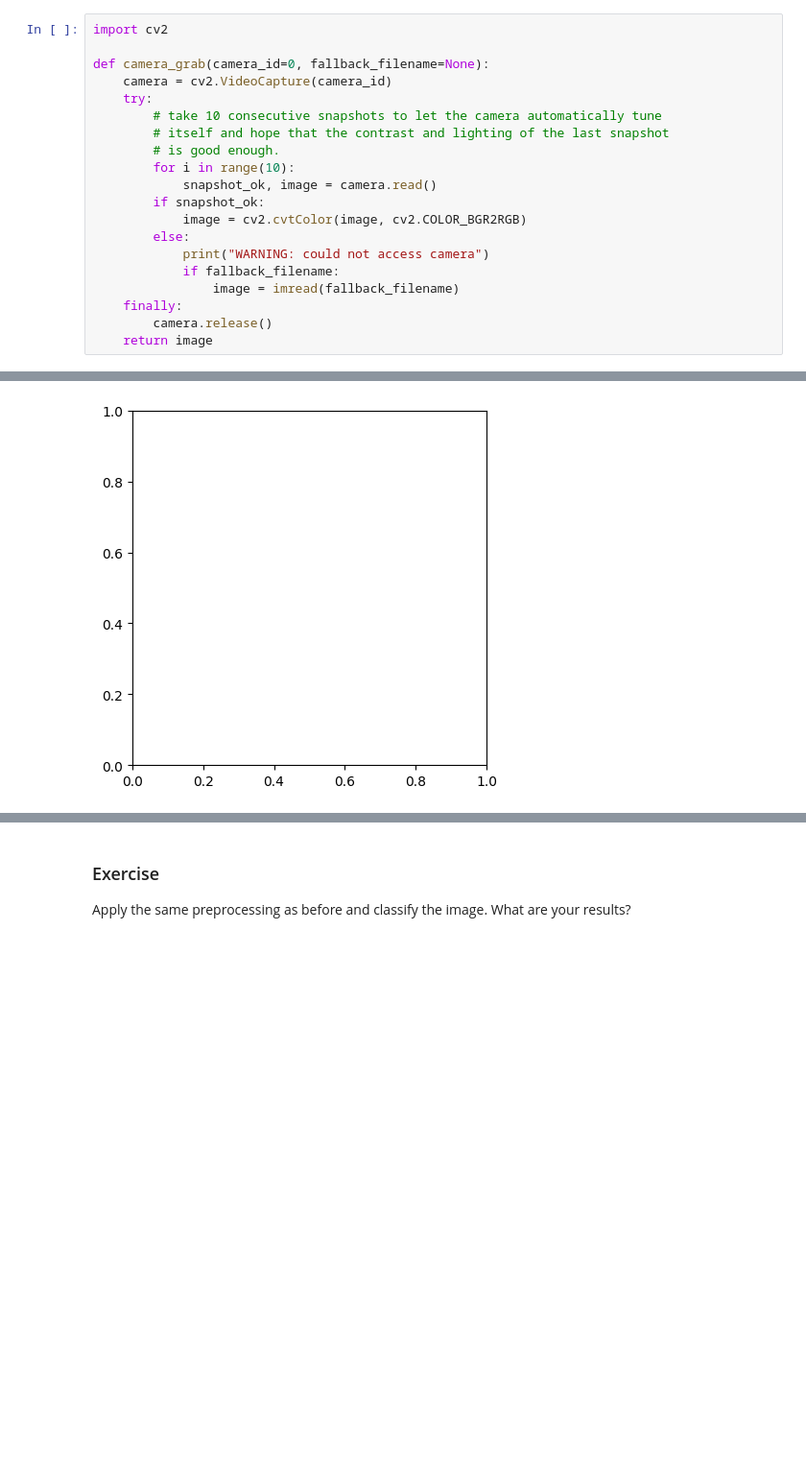
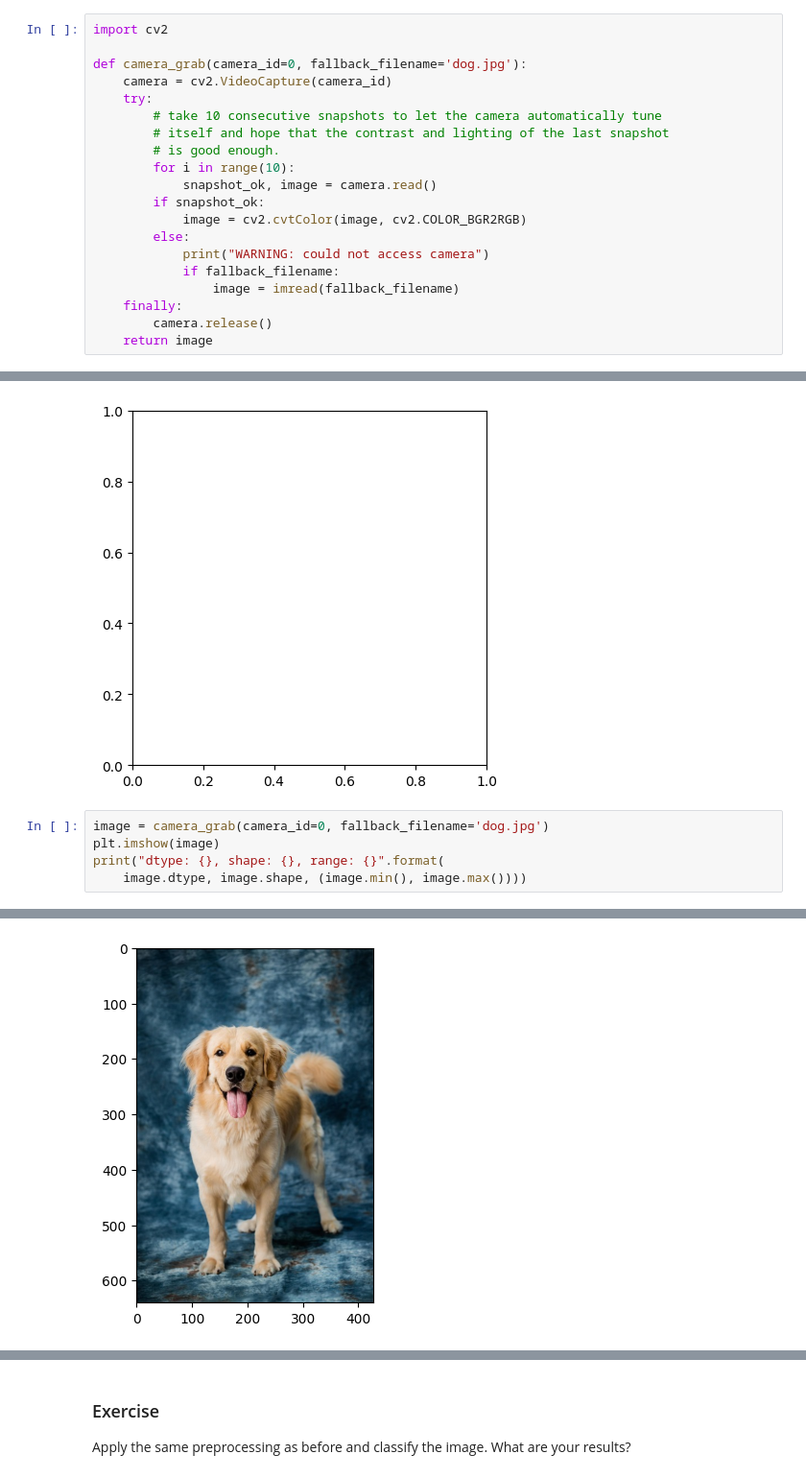
Before and after one commit to darshan-kale-dsi/deep_learning, a Jupyter notebook: 01_materials/labs/lab_4.ipynb, the cells around one changed output, grey strips where cells are left out. Shown at 96% size. Saved outputs shown, nothing was run; the diff lists cells and outputs as text; blank space fills up the shorter version.

```diff
--- a/01_materials/labs/lab_4.ipynb
+++ b/01_materials/labs/lab_4.ipynb
@@ -306,7 +306,7 @@ For this section, we will take an image from your laptop webcam and classify it.
 # %%
 import cv2
 
-def camera_grab(camera_id=0, fallback_filename=None):
+def camera_grab(camera_id=0, fallback_filename='dog.jpg'):
     camera = cv2.VideoCapture(camera_id)
     try:
         # take 10 consecutive snapshots to let the camera automatically tune
@@ -332,3 +332,9 @@ print("dtype: {}, shape: {}, range: {}".format(
 WARNING: could not access camera
 TypeError: Image data of dtype object cannot be converted to float
 [figure]
+# %%
+image = camera_grab(camera_id=0, fallback_filename='dog.jpg')
+plt.imshow(image)
+print("dtype: {}, shape: {}, range: {}".format(
+    image.dtype, image.shape, (image.min(), image.max())))
+# %% [output]
@@ -334,0 +343 @@ TypeError: Image data of dtype object cannot be converted to float
+[figure, added]
```
Also changed, not shown: parts of 4 cells of this notebook.
